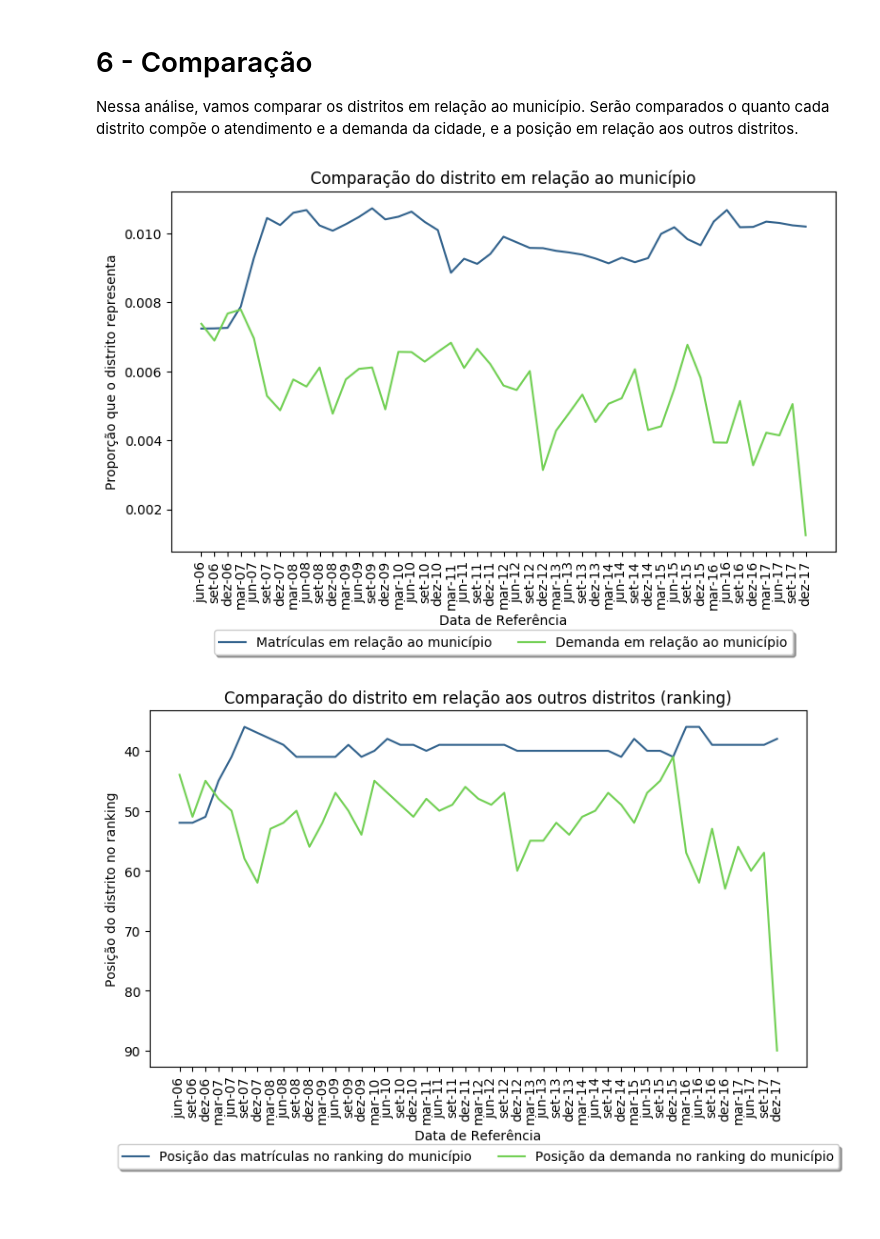
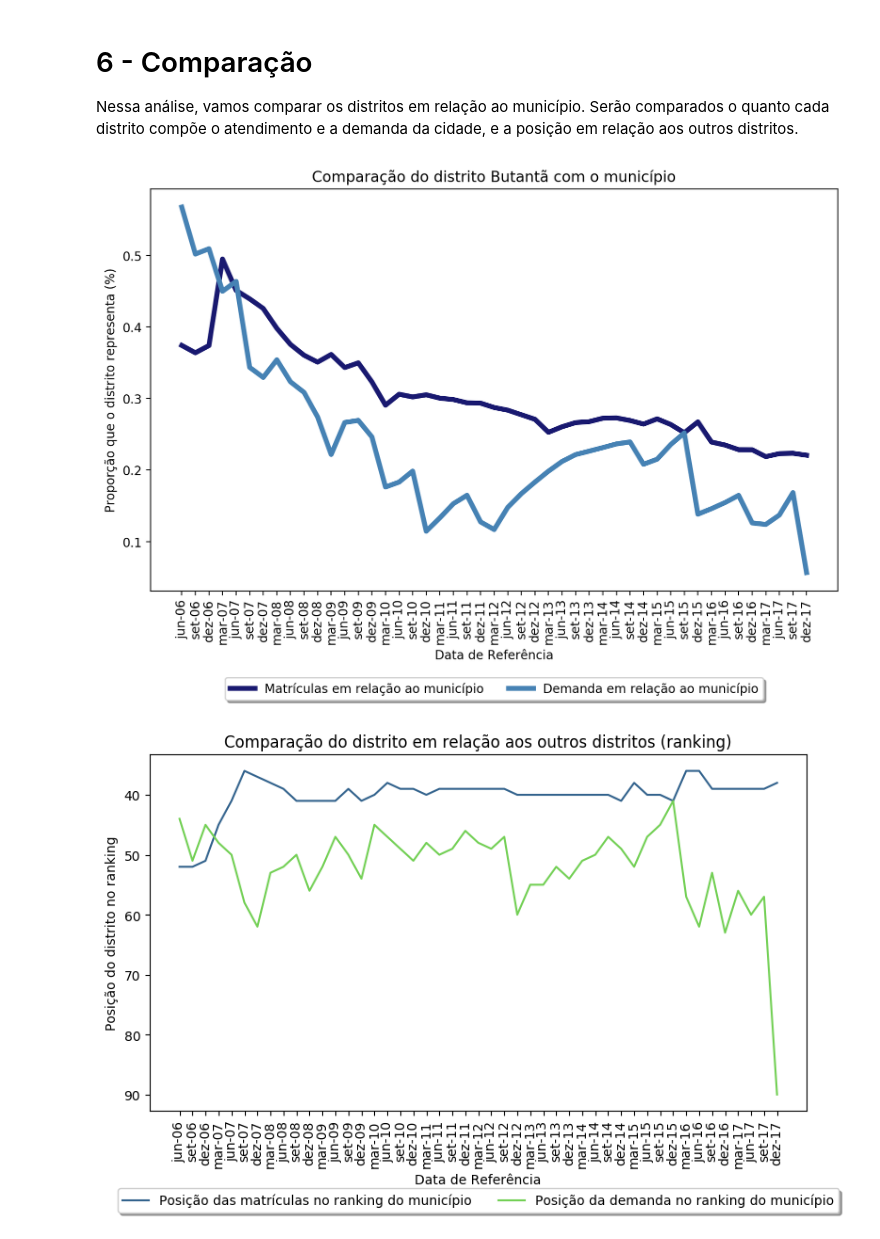
Before and after one commit to lsflp/MAC0213, a Jupyter notebook: Analises/6-comparacao.ipynb, the cells around one changed output. Saved outputs shown, nothing was run; the diff lists cells and outputs as text; code cells hidden in the pictures; blank space fills up the shorter version.

```diff
--- a/Analises/6-comparacao.ipynb
+++ b/Analises/6-comparacao.ipynb
@@ -5,42 +5,42 @@ Nessa análise, vamos comparar os distritos em relação ao município. Serão c
 # %%
 import pandas as pd
 import matplotlib.pyplot as plt
 import imageio
 from pylab import rcParams
 from matplotlib.pyplot import figure
 
 rcParams['figure.figsize'] = 16, 9
 rcParams['figure.dpi'] = 100
 
 dados_educ_pop = pd.read_csv('dados/dados_educ_pop.csv', sep = ',')
 
 dados_matricula = dados_educ_pop.groupby(['MES_ANO_REF'])['MAT_CRECHE'].sum().to_frame()
 dados_demanda = dados_educ_pop.groupby(['MES_ANO_REF'])['DEM_CRECHE'].sum().to_frame()
 dados_populacao = dados_educ_pop.groupby(['MES_ANO_REF'])['TOTAL'].sum().to_frame()
 
 dados_municipio = dados_matricula.merge(dados_demanda, on = ['MES_ANO_REF'])
 dados_municipio = dados_municipio.merge(dados_populacao, on = ['MES_ANO_REF'])
 
 posicao_mat, posicao_dem, matriculas, demanda = [], [], [], []
 periodos = dados_educ_pop.MES_ANO_REF.unique()
 for periodo in periodos:
     dados = dados_educ_pop[dados_educ_pop['MES_ANO_REF'] == periodo].sort_values(by='MAT_CRECHE', ascending=False).reset_index()
-    posicao_mat.append(dados[dados['DISTRITO'] == 'PENHA'].index[0] + 1)
-    matriculas.append((dados[dados['DISTRITO'] == 'PENHA']['MAT_CRECHE'] / dados_municipio.at[periodo, 'MAT_CRECHE']).values[0])
+    posicao_mat.append(dados[dados['DISTRITO'] == 'BUTANTA'].index[0] + 1)
+    matriculas.append((dados[dados['DISTRITO'] == 'BUTANTA']['MAT_CRECHE'] / dados_municipio.at[periodo, 'MAT_CRECHE']).values[0] * 100)
     dados = dados_educ_pop[dados_educ_pop['MES_ANO_REF'] == periodo].sort_values(by='DEM_CRECHE', ascending=False).reset_index()
-    posicao_dem.append(dados[dados['DISTRITO'] == 'PENHA'].index[0] + 1)
-    demanda.append((dados[dados['DISTRITO'] == 'PENHA']['DEM_CRECHE'] / dados_municipio.at[periodo, 'DEM_CRECHE']).values[0])
+    posicao_dem.append(dados[dados['DISTRITO'] == 'BUTANTA'].index[0] + 1)
+    demanda.append((dados[dados['DISTRITO'] == 'BUTANTA']['DEM_CRECHE'] / dados_municipio.at[periodo, 'DEM_CRECHE']).values[0] * 100)
 
-fig = plt.figure(dpi=100, figsize=(9, 5))
-plt.title('Comparação do distrito em relação ao município')
-plt.plot(periodos, matriculas, label='Matrículas em relação ao município', color='#33638D')
-plt.plot(periodos, demanda, label='Demanda em relação ao município', color='#73D055')
+fig = plt.figure(dpi=200, figsize=(10, 6))
+plt.title('Comparação do distrito Butantã com o município')
+plt.plot(periodos, matriculas, label='Matrículas em relação ao município', color='midnightblue', linewidth=4.0)
+plt.plot(periodos, demanda, label='Demanda em relação ao município', color='steelblue', linewidth=4.0)
 plt.legend(loc='upper center', bbox_to_anchor=(0.5, -0.2),  shadow=True, ncol=2)
-plt.ylabel('Proporção que o distrito representa')
+plt.ylabel('Proporção que o distrito representa (%)')
 plt.xlabel('Data de Referência')
 fig = plt.xticks(rotation=90)
 # %% [output]
-[figure, old version]
+[figure, new version]
 # %%
 fig = plt.figure(dpi=100, figsize=(9, 5))
 plt.title('Comparação do distrito em relação aos outros distritos (ranking)')
```
Also changed, not shown: 2 other files.
